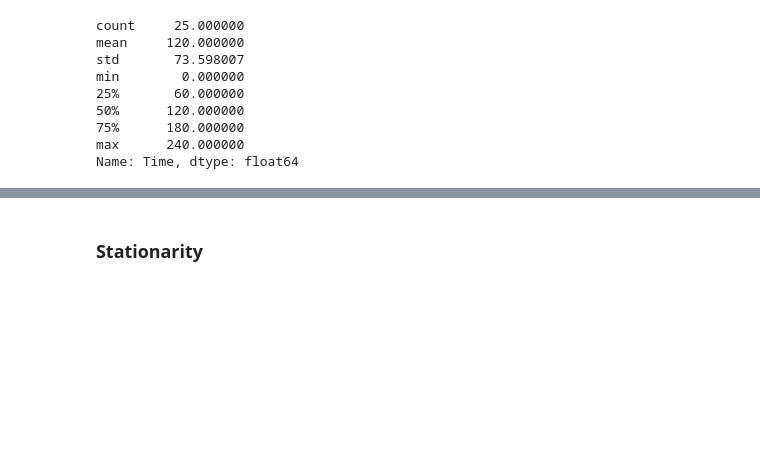
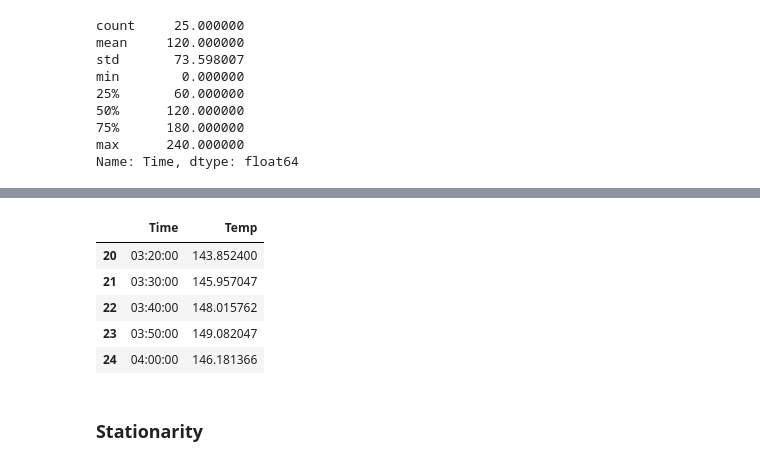
Before and after one commit to DaviesHub/linear_timeseries_analysis, a Jupyter notebook: Dig15LinearAnalysis.ipynb, the cells around one changed output, grey strips where cells are left out. Saved outputs shown, nothing was run; the diff lists cells and outputs as text; code cells hidden in the pictures; blank space fills up the shorter version.

```diff
--- a/Dig15LinearAnalysis.ipynb
+++ b/Dig15LinearAnalysis.ipynb
@@ -68,3 +103,12 @@ data15.head()
+# %%
+data15_test.head()
+# %% [output]
+|  | Time | Temp |
+| 20 | 03:20:00 | 143.852400 |
+| 21 | 03:30:00 | 145.957047 |
+| 22 | 03:40:00 | 148.015762 |
+| 23 | 03:50:00 | 149.082047 |
+| 24 | 04:00:00 | 146.181366 |
 # %% [markdown]
 ### Stationarity
 # %%
```
Also changed, not shown: parts of 4 cells of this notebook.
